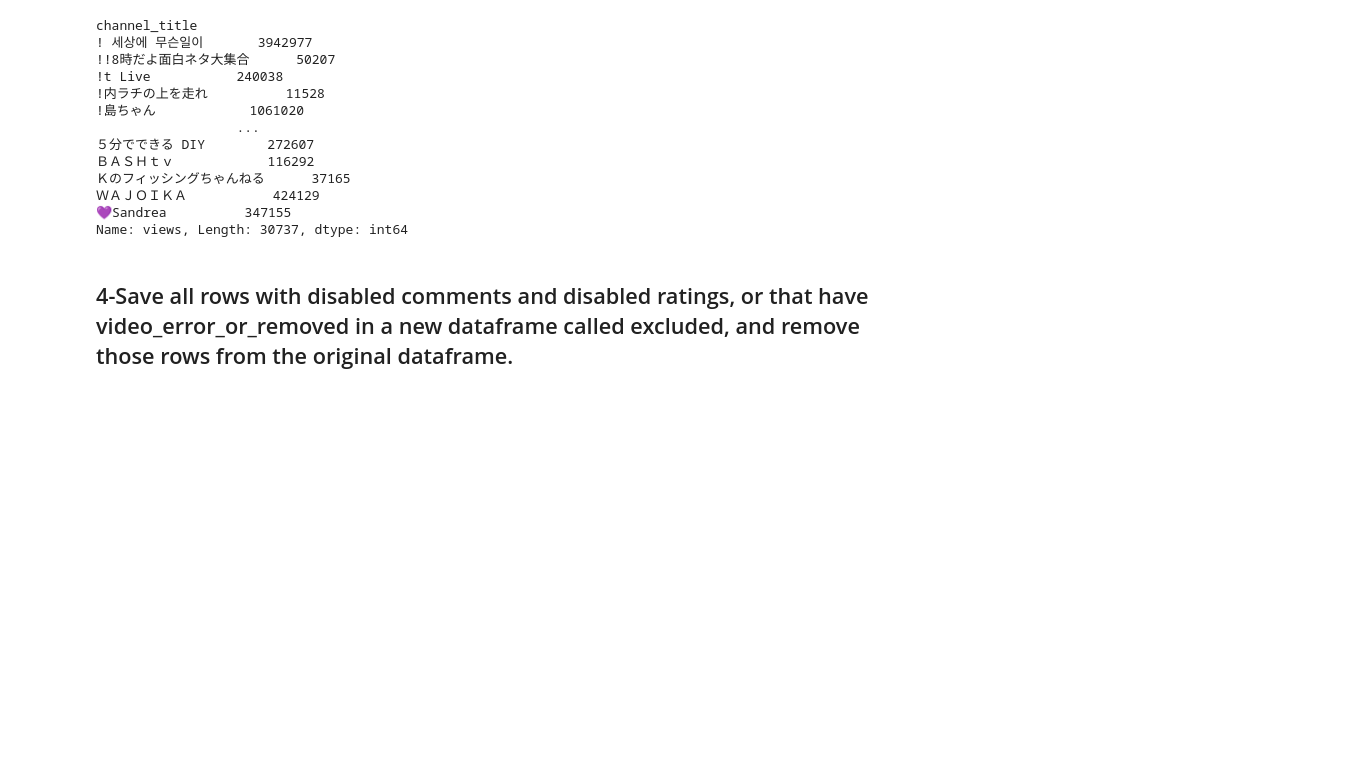
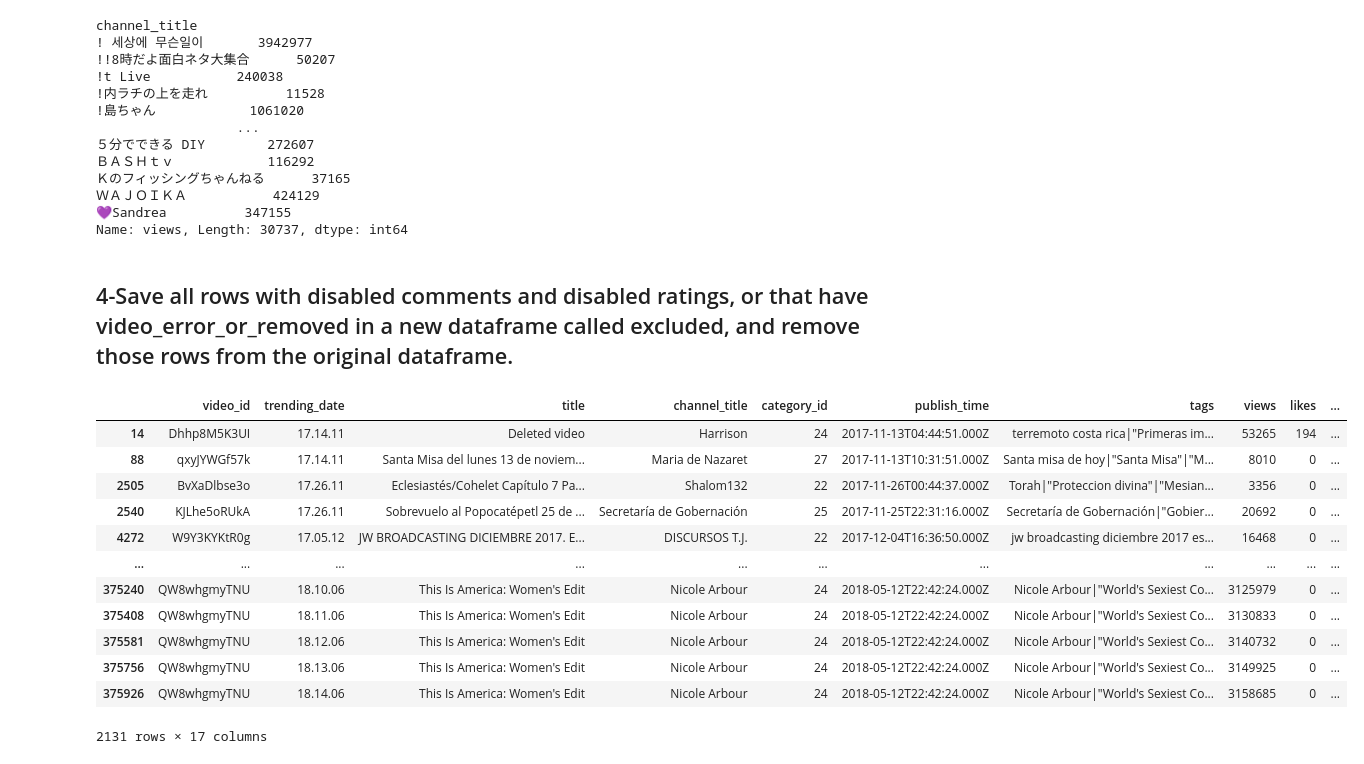
Before and after one commit to CS-Project-Data-Science-2025-2026/Youtube_Data_Project, a Jupyter notebook: try.ipynb, the cells around one changed output. Saved outputs shown, nothing was run; the diff lists cells and outputs as text; code cells hidden in the pictures; blank space fills up the shorter version.

```diff
--- a/try.ipynb
+++ b/try.ipynb
@@ -81,3 +81,20 @@ channel_title
 Name: views, Length: 30737, dtype: int64
 # %% [markdown]
 ## 4-Save all rows with disabled comments and disabled ratings, or that have video_error_or_removed in a new dataframe called excluded, and remove those rows from the original dataframe.
+# %%
+excluded = df[((df["comments_disabled"] == True) & (df["ratings_disabled"] == True)) | (df["video_error_or_removed"] == True)]
+excluded
+# %% [output]
+|  | video_id | trending_date | title | channel_title | category_id | publish_time | tags | views | likes | ... |
+| 14 | Dhhp8M5K3UI | 17.14.11 | Deleted video | Harrison | 24 | 2017-11-13T04:44:51.000Z | terremoto costa rica|"Primeras im... | 53265 | 194 | ... |
+| 88 | qxyJYWGf57k | 17.14.11 | Santa Misa del lunes 13 de noviem... | Maria de Nazaret | 27 | 2017-11-13T10:31:51.000Z | Santa misa de hoy|"Santa Misa"|"M... | 8010 | 0 | ... |
+| 2505 | BvXaDlbse3o | 17.26.11 | Eclesiastés/Cohelet Capítulo 7 Pa... | Shalom132 | 22 | 2017-11-26T00:44:37.000Z | Torah|"Proteccion divina"|"Mesian... | 3356 | 0 | ... |
+| 2540 | KJLhe5oRUkA | 17.26.11 | Sobrevuelo al Popocatépetl 25 de ... | Secretaría de Gobernación | 25 | 2017-11-25T22:31:16.000Z | Secretaría de Gobernación|"Gobier... | 20692 | 0 | ... |
+| 4272 | W9Y3KYKtR0g | 17.05.12 | JW BROADCASTING DICIEMBRE 2017. E... | DISCURSOS T.J. | 22 | 2017-12-04T16:36:50.000Z | jw broadcasting diciembre 2017 es... | 16468 | 0 | ... |
+| ... | ... | ... | ... | ... | ... | ... | ... | ... | ... | ... |
+| 375240 | QW8whgmyTNU | 18.10.06 | This Is America: Women's Edit | Nicole Arbour | 24 | 2018-05-12T22:42:24.000Z | Nicole Arbour|"World's Sexiest Co... | 3125979 | 0 | ... |
+| 375408 | QW8whgmyTNU | 18.11.06 | This Is America: Women's Edit | Nicole Arbour | 24 | 2018-05-12T22:42:24.000Z | Nicole Arbour|"World's Sexiest Co... | 3130833 | 0 | ... |
+| 375581 | QW8whgmyTNU | 18.12.06 | This Is America: Women's Edit | Nicole Arbour | 24 | 2018-05-12T22:42:24.000Z | Nicole Arbour|"World's Sexiest Co... | 3140732 | 0 | ... |
+| 375756 | QW8whgmyTNU | 18.13.06 | This Is America: Women's Edit | Nicole Arbour | 24 | 2018-05-12T22:42:24.000Z | Nicole Arbour|"World's Sexiest Co... | 3149925 | 0 | ... |
+| 375926 | QW8whgmyTNU | 18.14.06 | This Is America: Women's Edit | Nicole Arbour | 24 | 2018-05-12T22:42:24.000Z | Nicole Arbour|"World's Sexiest Co... | 3158685 | 0 | ... |
+2131 rows × 17 columns
```
Also changed, not shown: parts of 1 cell of this notebook.
